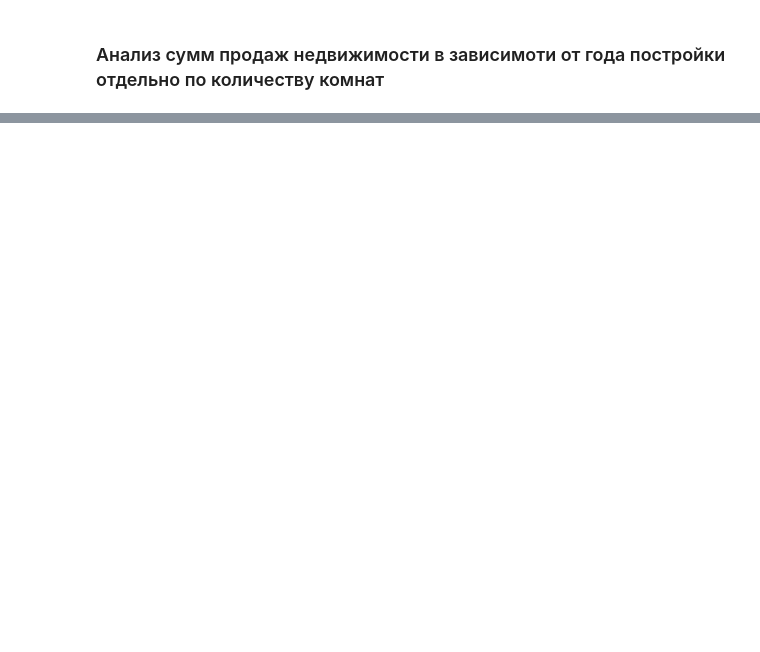
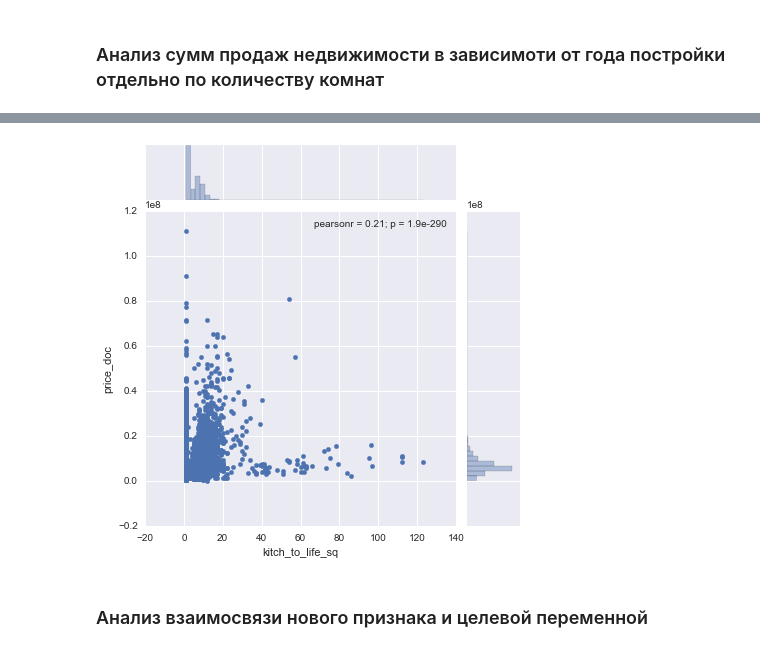
Before and after one commit to rogotulka/house_contest_visualization, a Jupyter notebook: visualization_sber_house_contest.ipynb, the cells around one changed output, grey strips where cells are left out. Cells and saved outputs as stored; diff of their text form; code cells hidden in the pictures; blank space fills up the shorter version.

```diff
--- a/visualization_sber_house_contest.ipynb
+++ b/visualization_sber_house_contest.ipynb
@@ -283,0 +314,11 @@ iplot(fig, show_link=False)
+# %%
+# создаю новый признак отношение площади кухни к жилой площади
+df_with_house_features['kitch_to_life_sq'] = (df_with_house_features['kitch_sq'].astype(float))
+/(df_with_house_features['life_sq'].astype(float))
+sns.jointplot(x= df_with_house_features['kitch_to_life_sq'],
+              y=df_with_house_features['price_doc'],
+             kind='scatter');
+# %% [output]
+[figure, added]
+# %% [markdown]
+### Анализ взаимосвязи нового признака и целевой переменной
```
Also changed, not shown: parts of 16 cells of this notebook, 2 other files.
